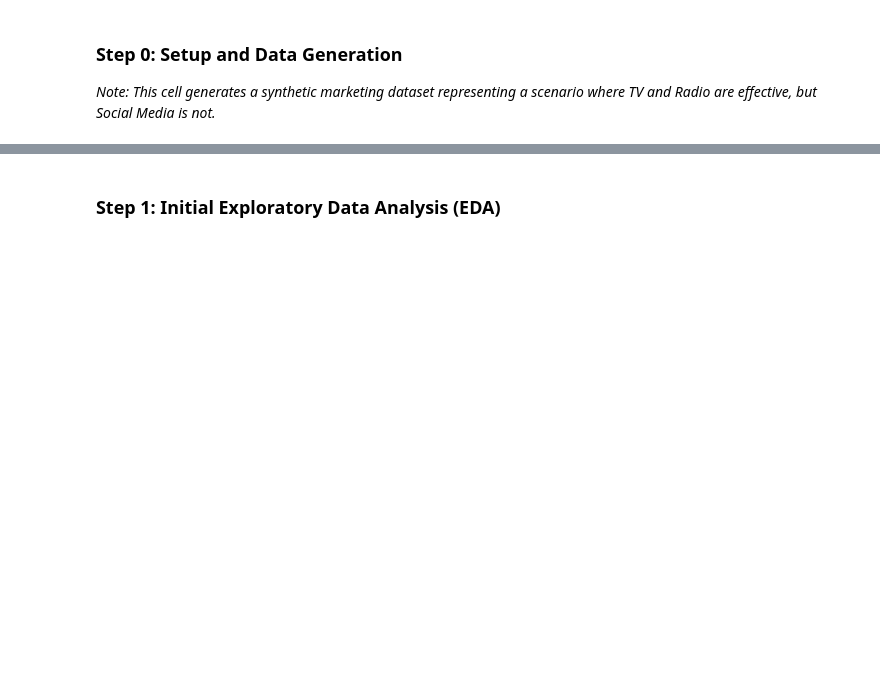
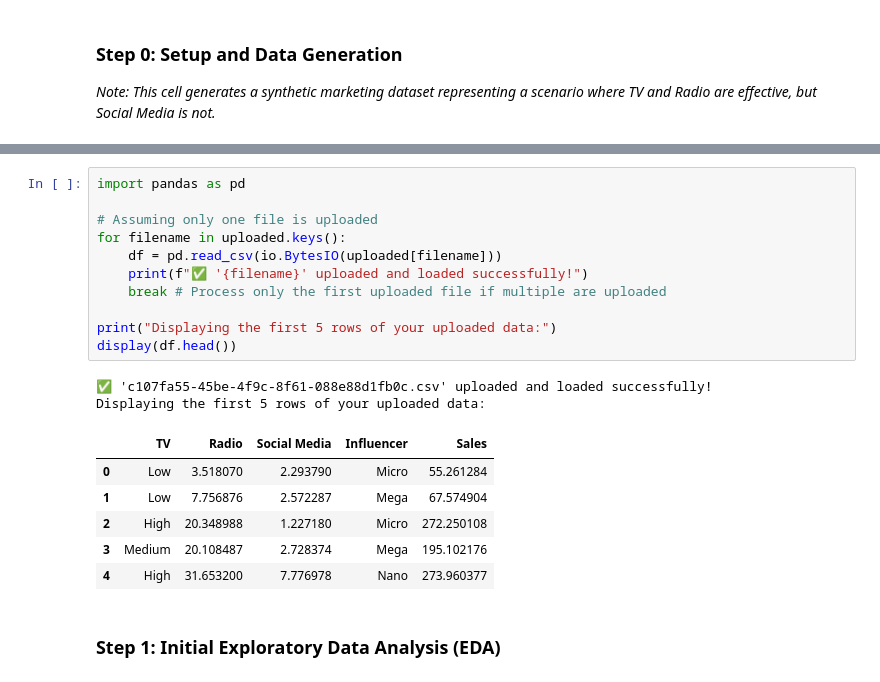
Before and after one commit to Bienbaz/3MTT-Projects, a Jupyter notebook: Multiple_Regression_Marketing_Analysis.ipynb, the cells around one changed output, grey strips where cells are left out. Cells and saved outputs as stored; diff of their text form; blank space fills up the shorter version.

```diff
--- a/Multiple_Regression_Marketing_Analysis.ipynb
+++ b/Multiple_Regression_Marketing_Analysis.ipynb
@@ -35,3 +53,23 @@ print("✅ 'multi_marketing_data.csv' created and loaded successfully!")
+# %%
+import pandas as pd
+
+# Assuming only one file is uploaded
+for filename in uploaded.keys():
+    df = pd.read_csv(io.BytesIO(uploaded[filename]))
+    print(f"✅ '{filename}' uploaded and loaded successfully!")
+    break # Process only the first uploaded file if multiple are uploaded
+
+print("Displaying the first 5 rows of your uploaded data:")
+display(df.head())
+# %% [output]
+✅ 'c107fa55-45be-4f9c-8f61-088e88d1fb0c.csv' uploaded and loaded successfully!
+Displaying the first 5 rows of your uploaded data:
+|  | TV | Radio | Social Media | Influencer | Sales |
+| 0 | Low | 3.518070 | 2.293790 | Micro | 55.261284 |
+| 1 | Low | 7.756876 | 2.572287 | Mega | 67.574904 |
+| 2 | High | 20.348988 | 1.227180 | Micro | 272.250108 |
+| 3 | Medium | 20.108487 | 2.728374 | Mega | 195.102176 |
+| 4 | High | 31.653200 | 7.776978 | Nano | 273.960377 |
 # %% [markdown]
 ### Step 1: Initial Exploratory Data Analysis (EDA)
 # %%
```
Also changed, not shown: parts of 8 cells of this notebook.
